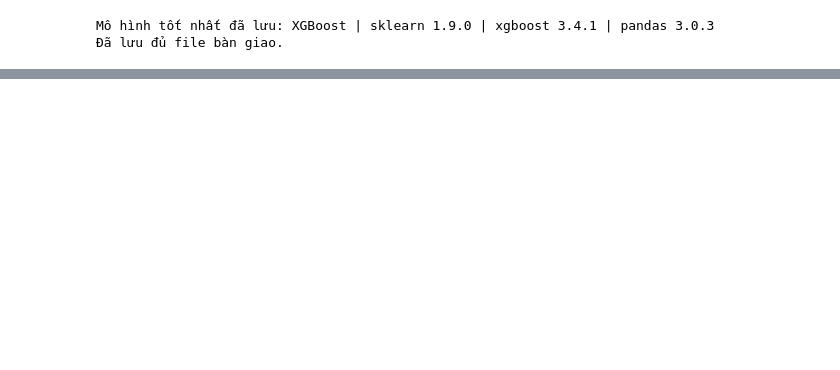
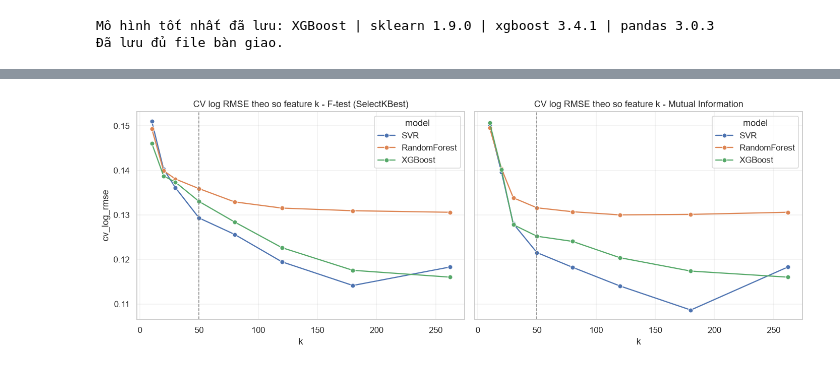
Before and after one commit to DangHau19/MLGroup, a Jupyter notebook: Tuan04/01_preprocessing.ipynb, the cells around one changed output, grey strips where cells are left out. Saved outputs shown, nothing was run; the diff lists cells and outputs as text; code cells hidden in the pictures; blank space fills up the shorter version.

```diff
--- a/Tuan04/01_preprocessing.ipynb
+++ b/Tuan04/01_preprocessing.ipynb
@@ -985,0 +1050,13 @@ Mô hình tốt nhất đã lưu: XGBoost | sklearn 1.9.0 | xgboost 3.4.1 | pand
+# %%
+fs_rows, fs_selected = [], {}
+for tech in FS_TECHNIQUES:
+    for name, model in make_models().items():
+        row, fitted_fs = evaluate_model(tech, name, make_fs_pipeline(tech, name, model), X_train, y_train, X_test, y_test,
+                                        N_SPLITS, RANDOM_STATE, detailed=True, return_model=True)
+        fs_rows.append(row)
+        fs_selected[f'{tech}|{name}'] = fitted_fs.named_steps['select'].get_support().astype(int)
+        print(f"{tech:13s} {name:13s} n={row['n_features']:3d} CV log RMSE = {row['cv_log_rmse']:.4f} (+/- {row['cv_log_rmse_std']:.4f})"
+              f" | test = {row['test_log_rmse']:.4f} | {row['cv_seconds']:.1f}s")
+fs_extended = pd.DataFrame(fs_rows)
+fs_results = fs_extended[RESULT_COLUMNS]
+fs_results.round(4)
@@ -985,0 +1142,12 @@ Mô hình tốt nhất đã lưu: XGBoost | sklearn 1.9.0 | xgboost 3.4.1 | pand
+# %%
+sweep_rows = []
+for tech in ['filter_kbest', 'filter_mi']:
+    for name, model in make_models().items():
+        for k in K_GRID:
+            est = model if k >= N_ALL else make_fs_pipeline(tech, name, model, k)   # k = N_ALL: không chọn gì = baseline
+            m, s = cv_log_rmse(est, X_train, y_train)
+            sweep_rows.append({'technique': tech, 'model': name, 'k': k, 'cv_log_rmse': m, 'cv_log_rmse_std': s})
+        print(f'{tech:13s} {name:13s} xong')
+sweep = pd.DataFrame(sweep_rows)
+sweep.pivot_table(index='k', columns=['technique', 'model'], values='cv_log_rmse')[
+    [(t, m) for t in ['filter_kbest', 'filter_mi'] for m in MODEL_ORDER]].round(4)
@@ -985,0 +1172,11 @@ Mô hình tốt nhất đã lưu: XGBoost | sklearn 1.9.0 | xgboost 3.4.1 | pand
+# %%
+sns.set_theme(style='whitegrid')
+fig, axes = plt.subplots(1, 2, figsize=(13, 4.8), sharey=True)
+for ax, tech, title in zip(axes, ['filter_kbest', 'filter_mi'], ['F-test (SelectKBest)', 'Mutual Information']):
+    sns.lineplot(data=sweep[sweep.technique == tech], x='k', y='cv_log_rmse', hue='model', hue_order=MODEL_ORDER, marker='o', ax=ax)
+    ax.axvline(K_FEATURES, ls='--', c='gray', lw=1); ax.set_title(f'CV log RMSE theo so feature k - {title}'); ax.set_xlabel('k')
+axes[0].set_ylabel('cv_log_rmse')
+fig.tight_layout(); fig.savefig(FIG / 'k_sweep_filter.png', dpi=150); plt.show()
+plt.rcParams.update({'figure.dpi': 110, 'axes.grid': True, 'grid.alpha': .3})
+# %% [output]
+[figure, added]
```
Also changed, not shown: parts of 14 cells of this notebook, 7 other files.
